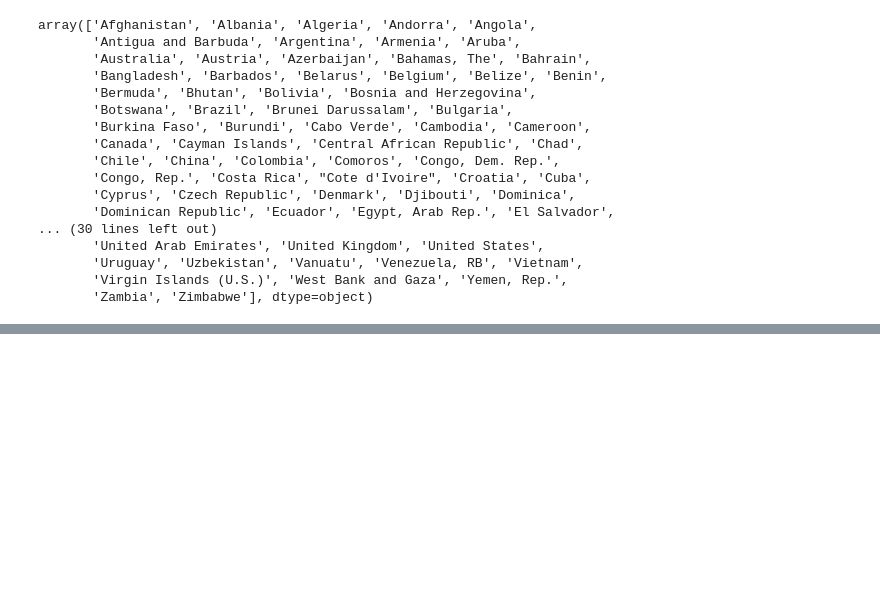
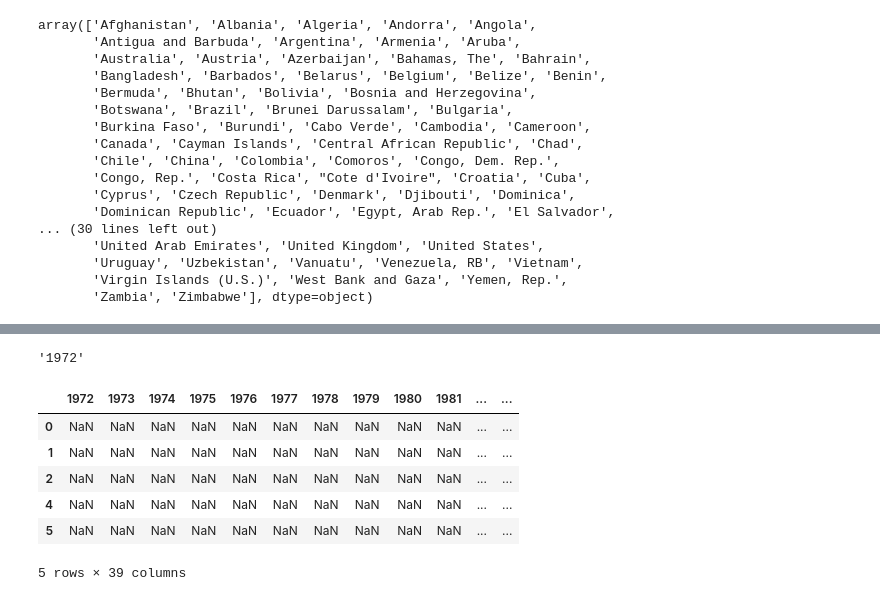
Before and after one commit to jackyho112/un-millennium-goals, a Jupyter notebook: exploration.ipynb, the cells around one changed output, grey strips where cells are left out. Drawn from its saved outputs; the diff is of its cells as text; code cells hidden in the pictures; blank space fills up the shorter version.

```diff
--- a/exploration.ipynb
+++ b/exploration.ipynb
@@ -127,0 +159,4 @@ array(['Afghanistan', 'Albania', 'Algeria', 'Andorra', 'Angola',
+# %%
+re.sub(r' \[YR(.*)', '', '1972 [YR1972]')
+# %% [output]
+'1972'
@@ -127,0 +168,10 @@ array(['Afghanistan', 'Albania', 'Algeria', 'Andorra', 'Angola',
+# %%
+train.head()
+# %% [output]
+|  | 1972 | 1973 | 1974 | 1975 | 1976 | 1977 | 1978 | 1979 | 1980 | 1981 | ... | ... |
+| 0 | NaN | NaN | NaN | NaN | NaN | NaN | NaN | NaN | NaN | NaN | ... | ... |
+| 1 | NaN | NaN | NaN | NaN | NaN | NaN | NaN | NaN | NaN | NaN | ... | ... |
+| 2 | NaN | NaN | NaN | NaN | NaN | NaN | NaN | NaN | NaN | NaN | ... | ... |
+| 4 | NaN | NaN | NaN | NaN | NaN | NaN | NaN | NaN | NaN | NaN | ... | ... |
+| 5 | NaN | NaN | NaN | NaN | NaN | NaN | NaN | NaN | NaN | NaN | ... | ... |
+5 rows × 39 columns
```
Also changed, not shown: parts of 28 cells of this notebook.
